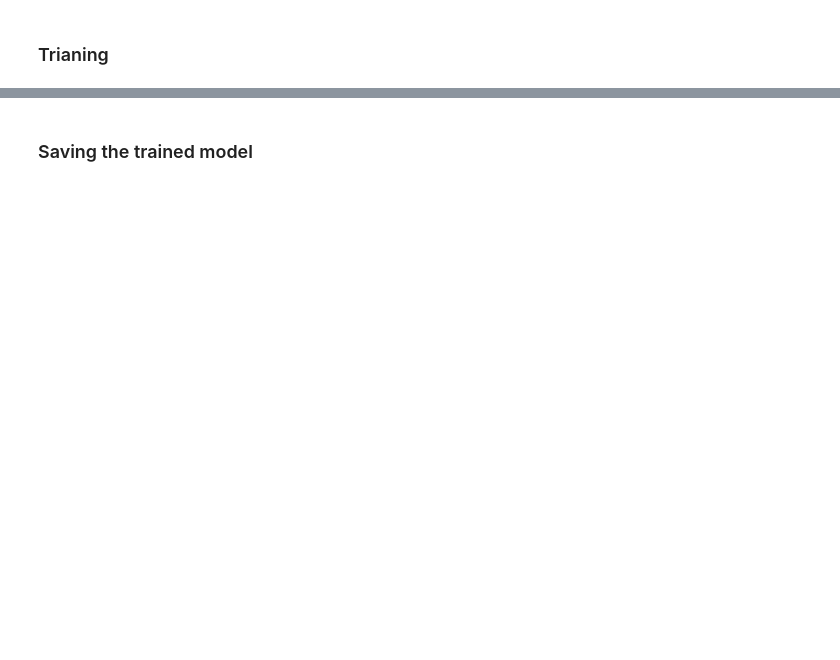
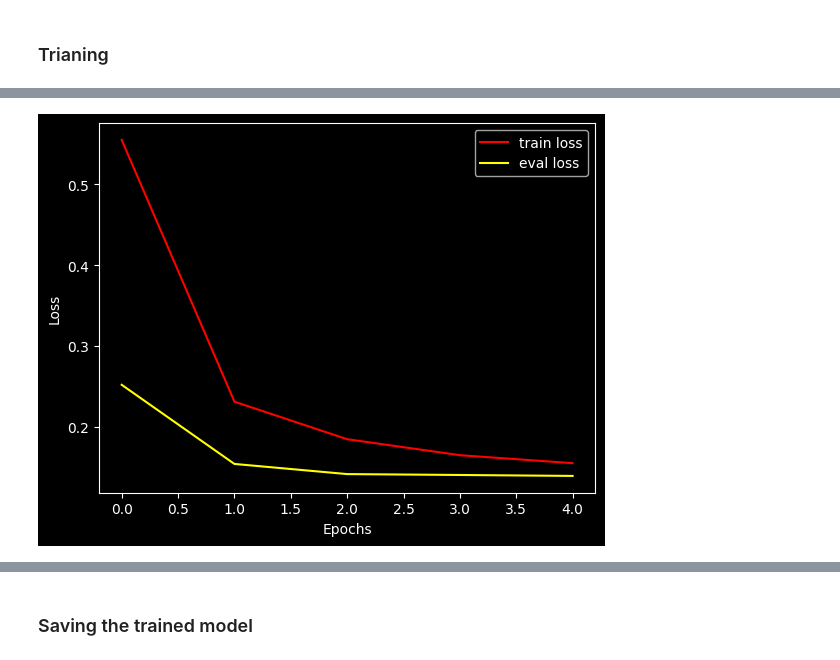
Before and after one commit to LeonardoAPP/hyena-dna, a Jupyter notebook: a_thaliana_gene-intergenic_seq_cls.ipynb, the cells around one changed output, grey strips where cells are left out. Drawn from its saved outputs; the diff is of its cells as text; code cells hidden in the pictures; blank space fills up the shorter version.

```diff
--- a/a_thaliana_gene-intergenic_seq_cls.ipynb
+++ b/a_thaliana_gene-intergenic_seq_cls.ipynb
@@ -327,0 +393,12 @@ Model weights saved in tmp/checkpoint-3000/pytorch_model.bin
+# %%
+# Plot the loss
+import matplotlib.pyplot as plt
+
+plt.plot(loss_logger.train_loss, label="train loss", color='red')
+plt.plot(loss_logger.eval_loss, label="eval loss", color='yellow')
+plt.xlabel("Epochs")
+plt.ylabel("Loss")
+plt.legend()
+plt.show()
+# %% [output]
+[figure, added]
```
Also changed, not shown: parts of 38 cells of this notebook, 2 other files.
